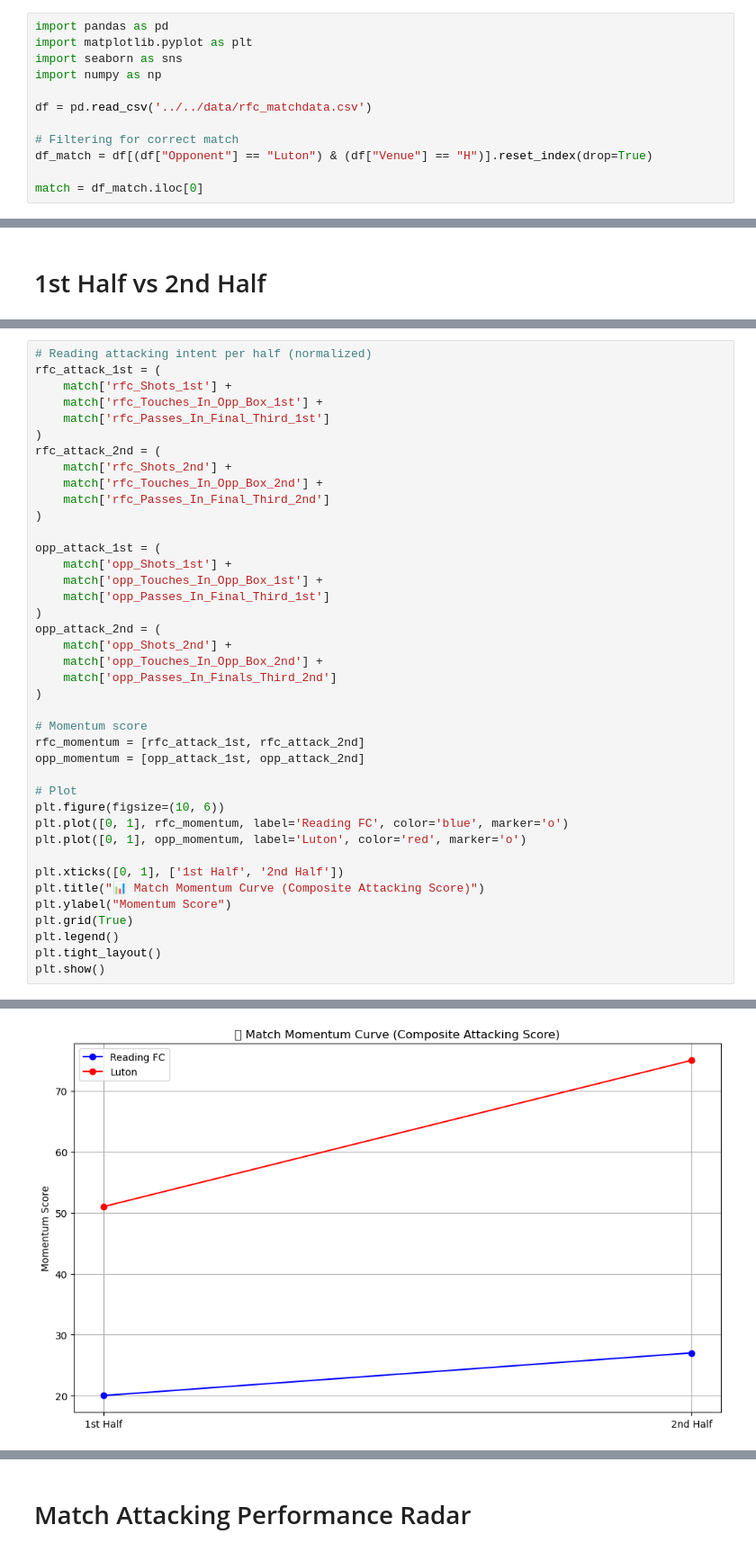
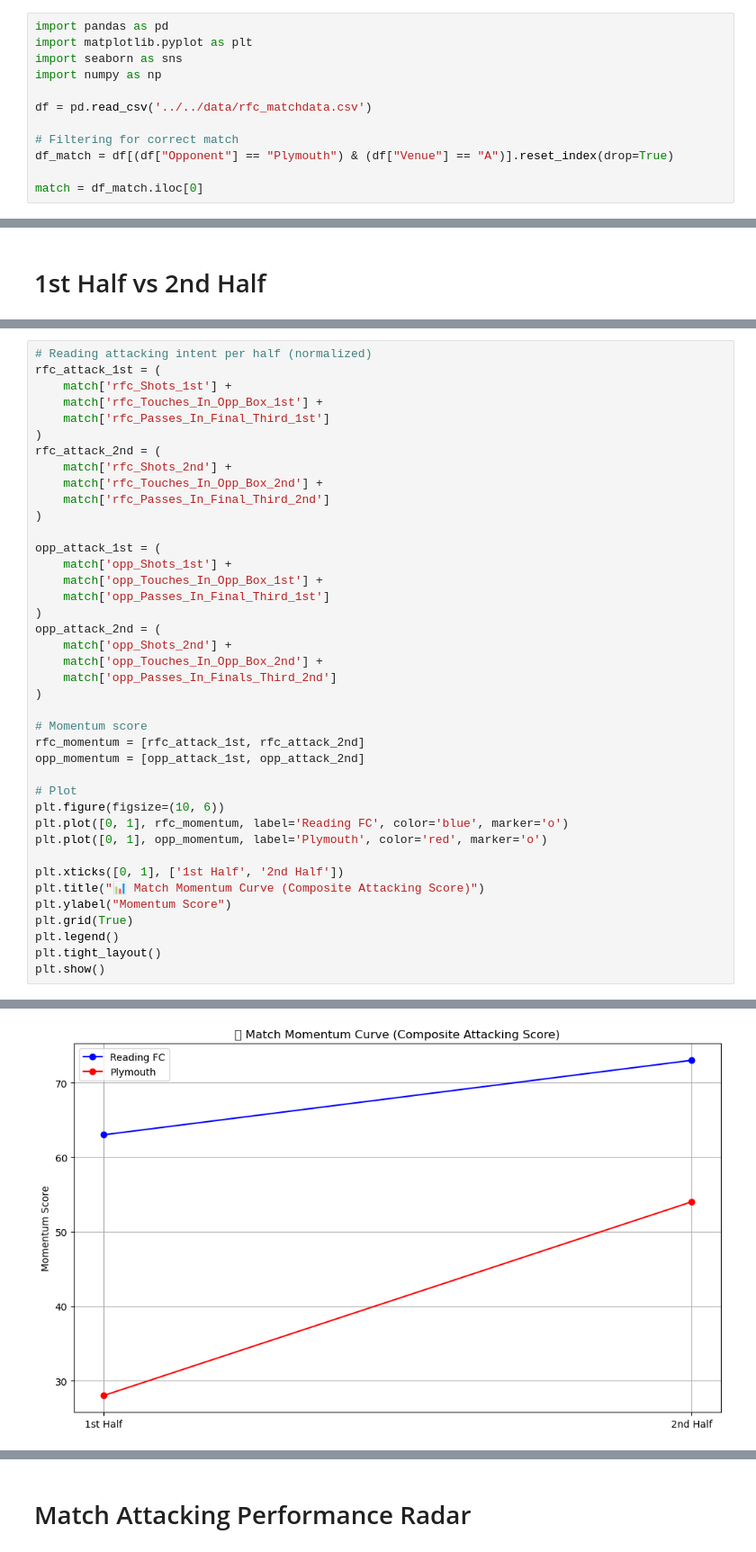
Before and after one commit to abryantgithub/Football_Analysis, a Jupyter notebook: notebooks/match-reports/Plymouth.ipynb, the cells around one changed output, grey strips where cells are left out. Shown at 90% size. Cells and saved outputs as stored; diff of their text form.

```diff
--- a/notebooks/match-reports/Plymouth.ipynb
+++ b/notebooks/match-reports/Plymouth.ipynb
@@ -22,7 +22,7 @@ import numpy as np
 df = pd.read_csv('../../data/rfc_matchdata.csv')
 
 # Filtering for correct match
-df_match = df[(df["Opponent"] == "Luton") & (df["Venue"] == "H")].reset_index(drop=True)
+df_match = df[(df["Opponent"] == "Plymouth") & (df["Venue"] == "A")].reset_index(drop=True)
 
 match = df_match.iloc[0]
 # %% [markdown]
@@ -437,7 +437,7 @@ opp_momentum = [opp_attack_1st, opp_attack_2nd]
 # Plot
 plt.figure(figsize=(10, 6))
 plt.plot([0, 1], rfc_momentum, label='Reading FC', color='blue', marker='o')
-plt.plot([0, 1], opp_momentum, label='Luton', color='red', marker='o')
+plt.plot([0, 1], opp_momentum, label='Plymouth', color='red', marker='o')
 
 plt.xticks([0, 1], ['1st Half', '2nd Half'])
 plt.title("📊 Match Momentum Curve (Composite Attacking Score)")
@@ -454,4 +450,4 @@ Glyph 128202 (\N{BAR CHART}) missing from current font.
-[figure, old version]
+[figure, new version]
 # %%
 touches_per_f3_pass = match['rfc_Touches_In_Opp_Box'] / match['rfc_Passes_In_Final_Third'] if match['rfc_Passes_In_Final_Third'] else 0
 print(f"Final Third Penetration & Threat by Reading FC: {touches_per_f3_pass:.2f}")
```
Also changed, not shown: parts of 34 cells of this notebook, 2 other files.
